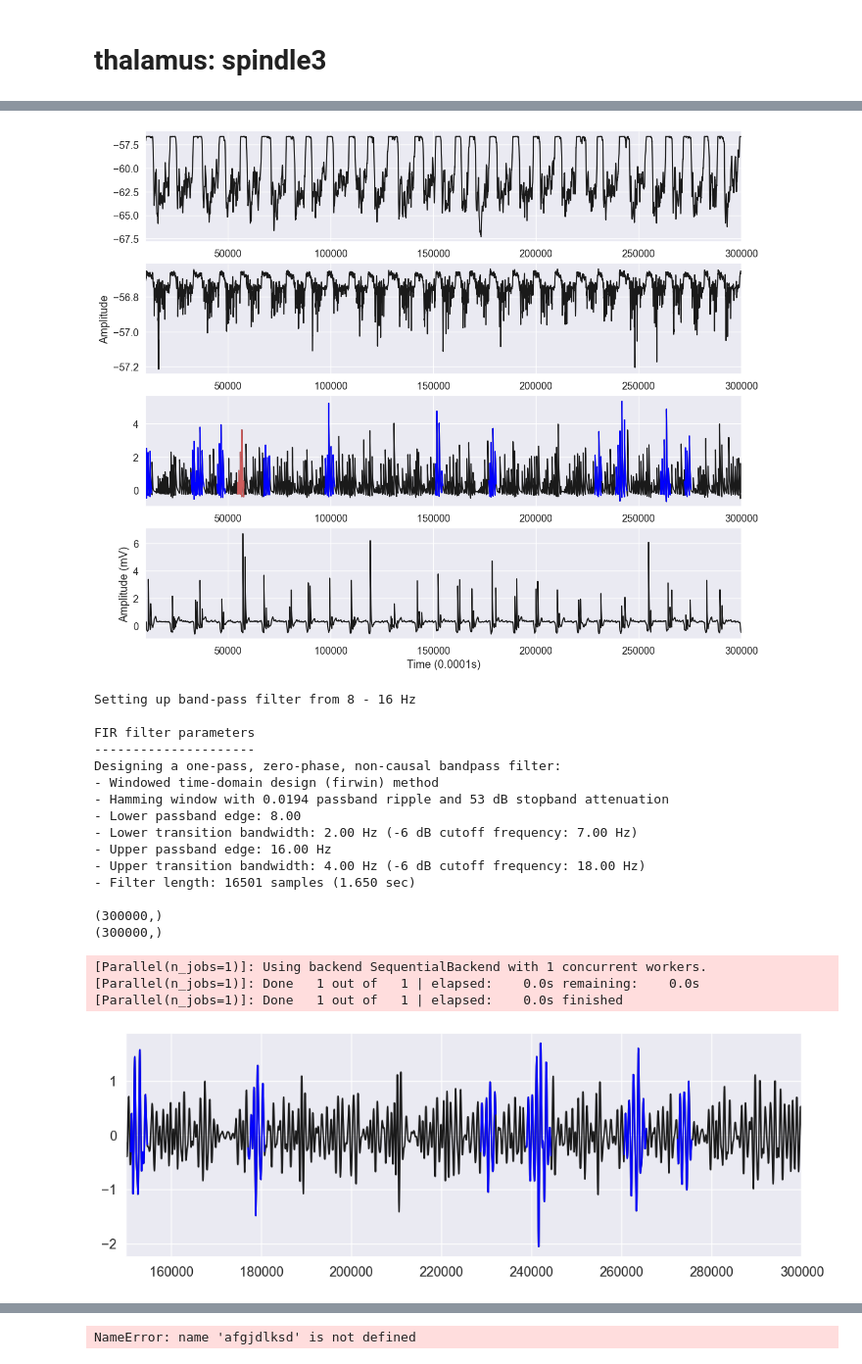
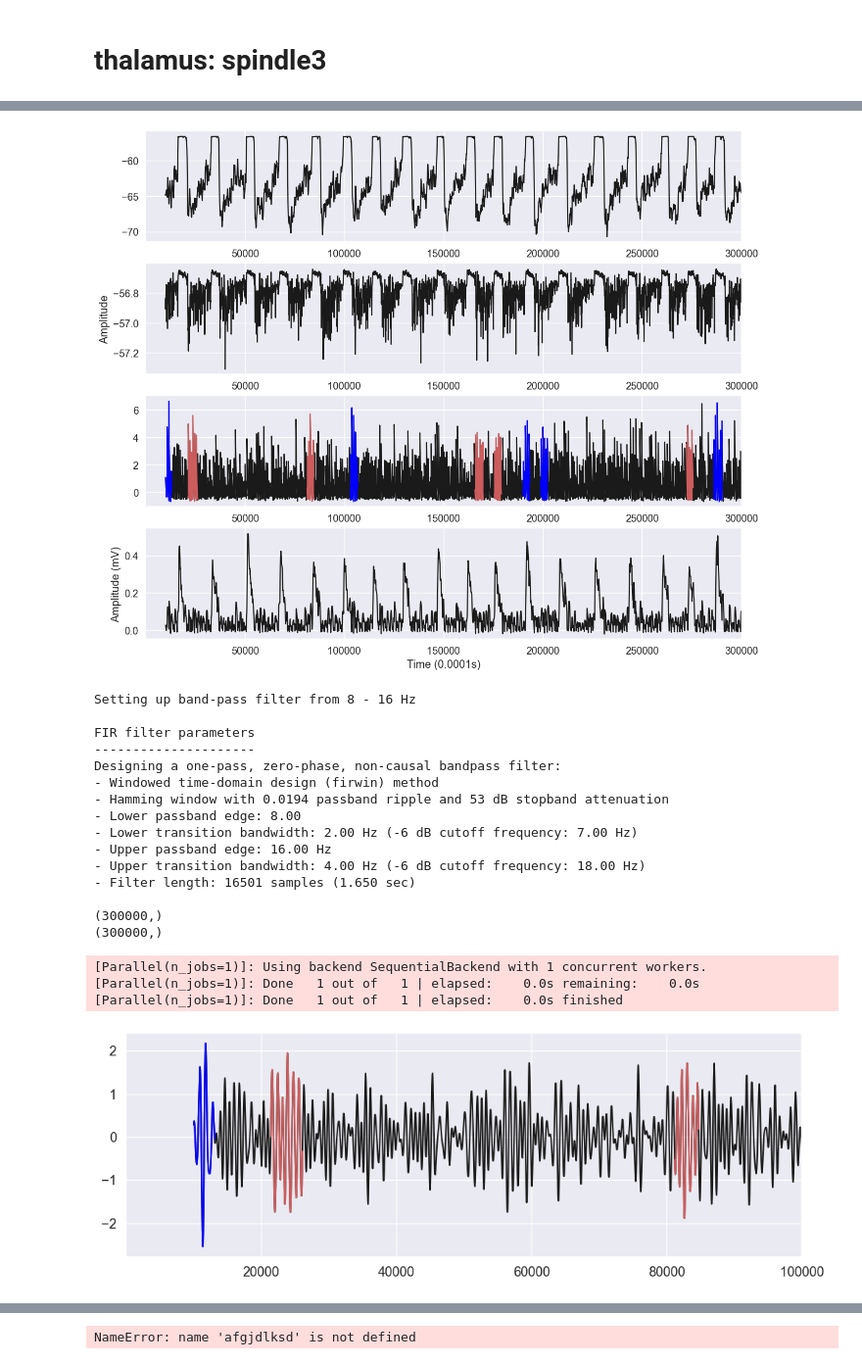
Before and after one commit to E-mail-hash/elisa_demo, a Jupyter notebook: notebooks/fig/fig_spindle3.ipynb, the cells around one changed output, grey strips where cells are left out. Shown at 98% size. Drawn from its saved outputs; the diff is of its cells as text; code cells hidden in the pictures.

```diff
--- a/notebooks/fig/fig_spindle3.ipynb
+++ b/notebooks/fig/fig_spindle3.ipynb
@@ -28,6 +25,16 @@ params = dp.loadDefaultParams(0)
 # %%
 # for test
+params["c2tsc"] = 2.1 #1
+params["scale2"] = 0.004 #0.1 / 10
 
+# model parameters
+params["p1"] = 1.0 #1.3
+params["p2"] = 0.008 #0.008 #0.009
+params["p3"] = 64.0 #88.0 #64.0
+params["p4"] = 4.0
+#revise Jrr 16:0.2;32:0.2; 320:0; 128:0, 96:0; 64:0 ; 40
+
+#params["scale2"] = 0.1 / 10
 #t, Q_t, Q_r, V_t, V_r, a_chunk, b_chunk, c_chunk, u_chunk, ar_chunk, br_chunk, cr_chunk, dr_chunk, ur_chunk = rm.runModels(manual_params=params)
 t, Q_t, Q_r, V_t, V_r, Q_e, Q_i, V_e, V_i, c, V_e2, V_i2, c2 = rm.runModels(manual_params=params)
 #t, Q_t, Q_r, V_t, V_r, u_chunk, ur_chunk = rm.runModels(manual_params=params)
@@ -57,7 +432,7 @@ print("TCR:",sp2.summary()["Duration"]) if sp2 else  print("NO Fast spindle in T
 rate2 = len(sp2._events) / duration if sp2 else 0
 print("Fast spindles:", rate2)
 
-sp4 = yasa.spindles_detect(V_t , sf, min_distance=200, freq_sp=(8,13), duration=(0.3,2), thresh={"rel_pow":0.10, "corr":0.60, "rms":1.5})
+sp4 = yasa.spindles_detect(V_t , sf, min_distance=200, freq_sp=(8,12), duration=(0.3,2), thresh={"rel_pow":0.10, "corr":0.65, "rms":2}) #0.60 ,1.5
 print("TCR:",sp4.summary()) if sp4 else  print("NO Slow spindle in TCR")
 #len(sp.summary()) # 9.7s, _events 9.5s
 rate4 = len(sp4._events) / duration if sp4 else 0
@@ -103,7 +484,7 @@ fig, ax = plt.subplots(4, 1, figsize=(14, 12))
 
 #plt.title('N2 sleep EEG data (2 spindles)')
 
-plt.setp(ax, xlim=(t[10000:].min(), t[10000:].max()))
+plt.setp(ax, xlim=(t.min(), t.max()))
 #plt.setp(ax, xlim=(t[10000:50000].min(), t[10000:50000].max()))
 #plt.xlim([t.min(), t.max()])
 #plt.xlim([t[10000:].min()/10000, t[10000:].max()/10000])
@@ -149,7 +530,7 @@ plt.ylabel('Amplitude (mV)')
 
 sns.despine()
 # %% [output]
-[figure, old version]
+[figure, new version]
 # %%
 # for CFC
 from statistical_testing import get_p_values
@@ -212,7 +593,7 @@ print(t.shape)
 fig, ax = plt.subplots(1, 1, figsize=(12, 4))
 
 #plt.setp(ax, xlim=(t[10000:].min(), t[10000:].max()))
-plt.setp(ax, xlim=(t[150000:300000].min(), t[150000:300000].max()))
+plt.setp(ax, xlim=(t[0:100000].min(), t[0:100000].max()))
 
 plt.subplot(1,1,1)
 #plt.plot(t[10000:110000], tcr_filter.data.values[10000:110000], lw=1.5, color='k')
@@ -220,34 +601,34 @@ plt.plot(t[10000:], tcr_filter.data.values[10000:], lw=1.5, color='k')
 if sp2:
     mask2 = sp2.get_mask()
     spindles_highlight = tcr_filter.data.values * mask2
     spindles_highlight[spindles_highlight == 0] = np.nan
 #    plt.plot(t[10000:110000], spindles_highlight[10000:110000], 'indianred')
     plt.plot(t[10000:], spindles_highlight[10000:], 'indianred')
 if sp4:
     mask4 = sp4.get_mask()
     spindles_highlight = tcr_filter.data.values * mask4
     spindles_highlight[spindles_highlight == 0] = np.nan
     plt.plot(t[10000:], spindles_highlight[10000:], 'blue')
 # %% [output]
 Setting up band-pass filter from 8 - 16 Hz
 
 FIR filter parameters
 ---------------------
 Designing a one-pass, zero-phase, non-causal bandpass filter:
 - Windowed time-domain design (firwin) method
 - Hamming window with 0.0194 passband ripple and 53 dB stopband attenuation
 - Lower passband edge: 8.00
 - Lower transition bandwidth: 2.00 Hz (-6 dB cutoff frequency: 7.00 Hz)
 - Upper passband edge: 16.00 Hz
 - Upper transition bandwidth: 4.00 Hz (-6 dB cutoff frequency: 18.00 Hz)
 - Filter length: 16501 samples (1.650 sec)
 
 (300000,)
 (300000,)
 [Parallel(n_jobs=1)]: Using backend SequentialBackend with 1 concurrent workers.
 [Parallel(n_jobs=1)]: Done   1 out of   1 | elapsed:    0.0s remaining:    0.0s
 [Parallel(n_jobs=1)]: Done   1 out of   1 | elapsed:    0.0s finished
-[figure, old version]
+[figure, new version]
 # %%
 
 # TFR plot ALN and TCR (results_df) (how?)
```
Also changed, not shown: parts of 8 cells of this notebook, 32 other files.
